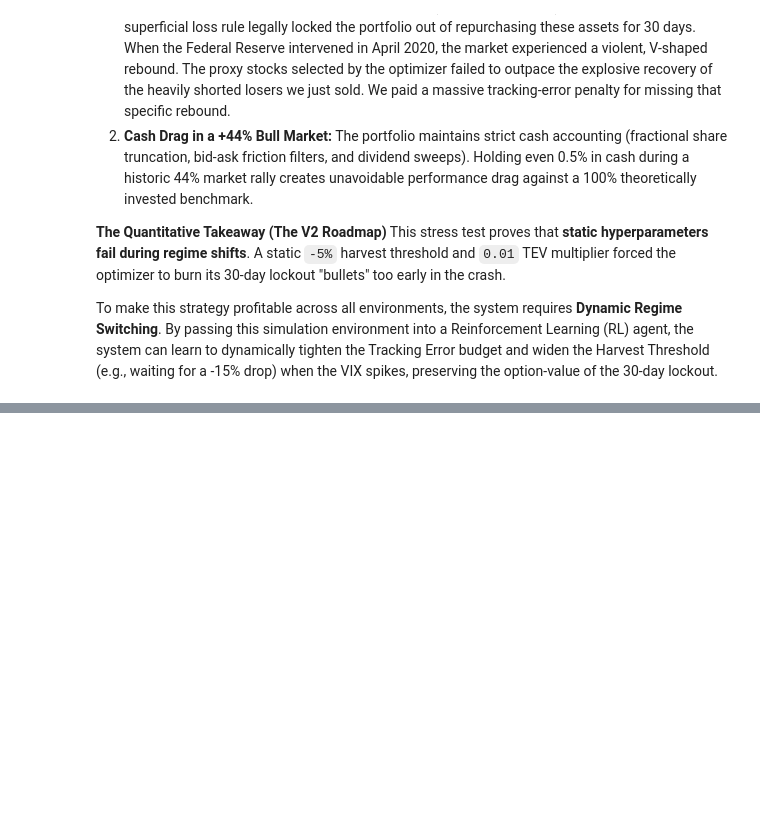
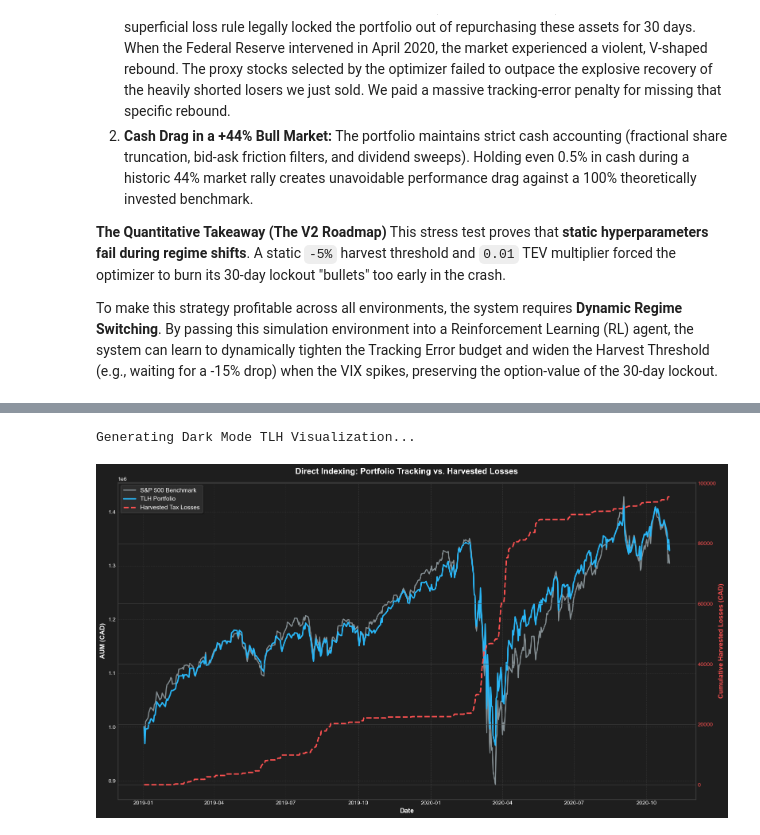
Before and after one commit to naderih/Direct-Indexing-TLH-Engine, a Jupyter notebook: main.ipynb, the cells around one changed output, grey strips where cells are left out. Cells and saved outputs as stored; diff of their text form; code cells hidden in the pictures; blank space fills up the shorter version.

Commit message:
Refactor: improved the optimizer code and the graph in the readme file

```diff
--- a/main.ipynb
+++ b/main.ipynb
@@ -312,0 +283,77 @@ To make this strategy profitable across all environments, the system requires **
+# %%
+# ==========================================
+# VISUALIZING THE TAX ALPHA & TRACKING ERROR (DARK MODE)
+# ==========================================
+import matplotlib.pyplot as plt
+import numpy as np
+
+print("Generating Dark Mode TLH Visualization...")
+
+# --- 0. Set Dark Mode Style Global Parameters ---
+bg_color = '#1E1E1E'  # Matches draw.io exactly
+grid_color = '#444444'
+text_color = '#FFFFFF'
+
+plt.rcParams.update({
+    'figure.facecolor': bg_color,
+    'axes.facecolor': bg_color,
+    'axes.edgecolor': grid_color,
+    'axes.labelcolor': text_color,
+    'text.color': text_color,
+    'xtick.color': text_color,
+    'ytick.color': text_color,
+    'grid.color': grid_color,
+})
+
+# 1. Extract the S&P 500 Daily Returns from your universe data
+sp500_returns = backtester.df_univ['sprtrn'].groupby('date').mean()
+
+# 2. Calculate Cumulative Benchmark AUM starting at $1,000,000
+benchmark_aum = 1000000.0 * (1 + sp500_returns).cumprod()
+benchmark_aum = benchmark_aum.reindex(results_df.index).ffill()
+
+# 3. Build the Dual-Axis Chart
+fig, ax1 = plt.subplots(figsize=(16, 9))
+
+# High-Contrast Dark Mode Colors
+color_bench = '#B0BEC5' # Light Slate Gray
+color_port  = '#29B6F6' # Electric Light Blue
+color_loss  = '#FF5252' # Neon Red
+
+ax1.set_xlabel('Date', fontweight='bold', fontsize=12)
+ax1.set_ylabel('AUM (CAD)', fontweight='bold', fontsize=12)
+
+# Plot Benchmark first (so it stays in the background)
+ax1.plot(results_df.index, benchmark_aum, color=color_bench, linewidth=2, linestyle='-', alpha=0.7, label='S&P 500 Benchmark')
+# Plot Portfolio
+ax1.plot(results_df.index, results_df['portfolio_aum_cad'], color=color_port, linewidth=2.5, label='TLH Portfolio')
+
+ax1.tick_params(axis='y')
+ax1.set_title('Direct Indexing: Portfolio Tracking vs. Harvested Losses', fontsize=15, fontweight='bold', pad=15)
+ax1.grid(True, ls="--", alpha=0.5)
+
+# --- Right Axis: Cumulative Harvested Losses ---
+ax2 = ax1.twinx()
+ax2.set_ylabel('Cumulative Harvested Losses (CAD)', color=color_loss, fontweight='bold', fontsize=12)
+
+# Plot the Losses
+ax2.plot(results_df.index, results_df['realized_losses_cad'], color=color_loss, linewidth=2.5, linestyle='--', label='Harvested Tax Losses')
+ax2.tick_params(axis='y', labelcolor=color_loss)
+
+# --- Legends & Formatting ---
+lines_1, labels_1 = ax1.get_legend_handles_labels()
+lines_2, labels_2 = ax2.get_legend_handles_labels()
+legend = ax1.legend(lines_1 + lines_2, labels_1 + labels_2, loc='upper left', frameon=True, shadow=True, fontsize=11)
+
+# Style the Legend Box for Dark Mode
+legend.get_frame().set_facecolor('#2D2D2D')
+legend.get_frame().set_edgecolor(grid_color)
+
+plt.tight_layout()
+
+# Automatically save a high-res PNG for Premiere Pro
+plt.savefig('tlh_tracking_darkmode.png', dpi=300, bbox_inches='tight', facecolor=fig.get_facecolor())
+plt.show()
+# %% [output]
+Generating Dark Mode TLH Visualization...
+[figure, added]
```
Also changed, not shown: parts of 4 cells of this notebook, 5 other files.
